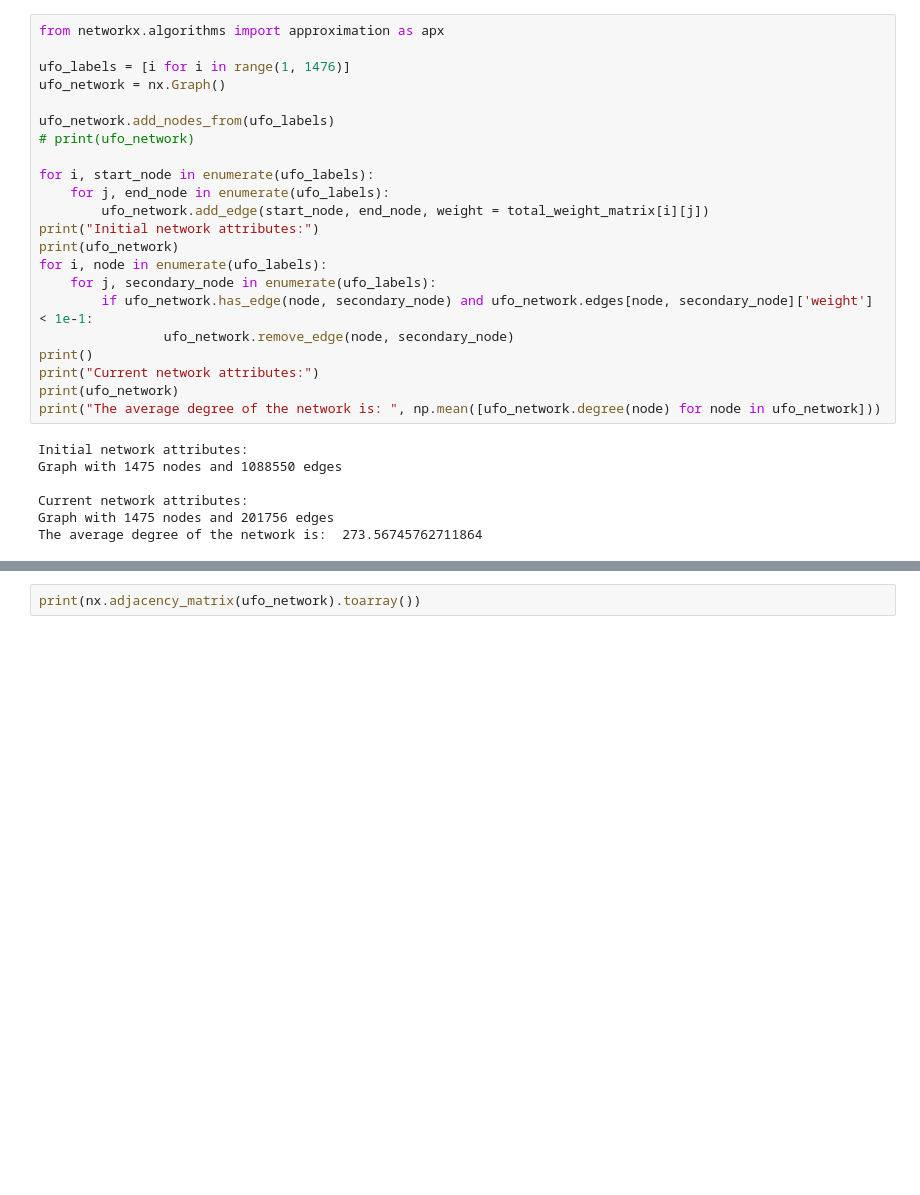
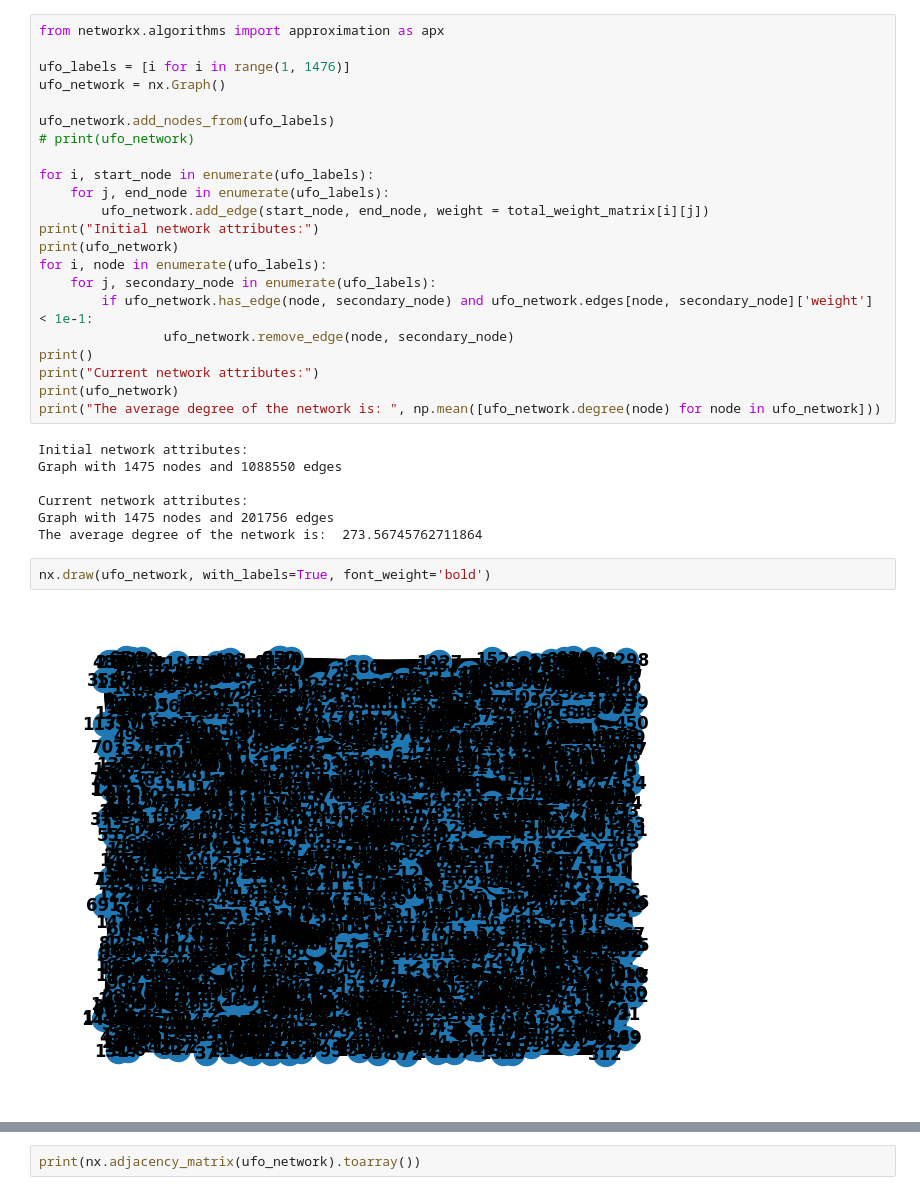
Before and after one commit to mattia0345/Research, a Jupyter notebook: PCS810 Code/project/UFO_sightings.ipynb, the cells around one changed output, grey strips where cells are left out. Cells and saved outputs as stored; diff of their text form; blank space fills up the shorter version.

```diff
--- a/PCS810 Code/project/UFO_sightings.ipynb
+++ b/PCS810 Code/project/UFO_sightings.ipynb
@@ -220,3 +261,7 @@ Graph with 1475 nodes and 1088550 edges
 Current network attributes:
 Graph with 1475 nodes and 201756 edges
 The average degree of the network is:  273.56745762711864
+# %%
+nx.draw(ufo_network, with_labels=True, font_weight='bold')
+# %% [output]
+[figure, added]
```
Also changed, not shown: parts of 2 cells of this notebook, 33 other files.
